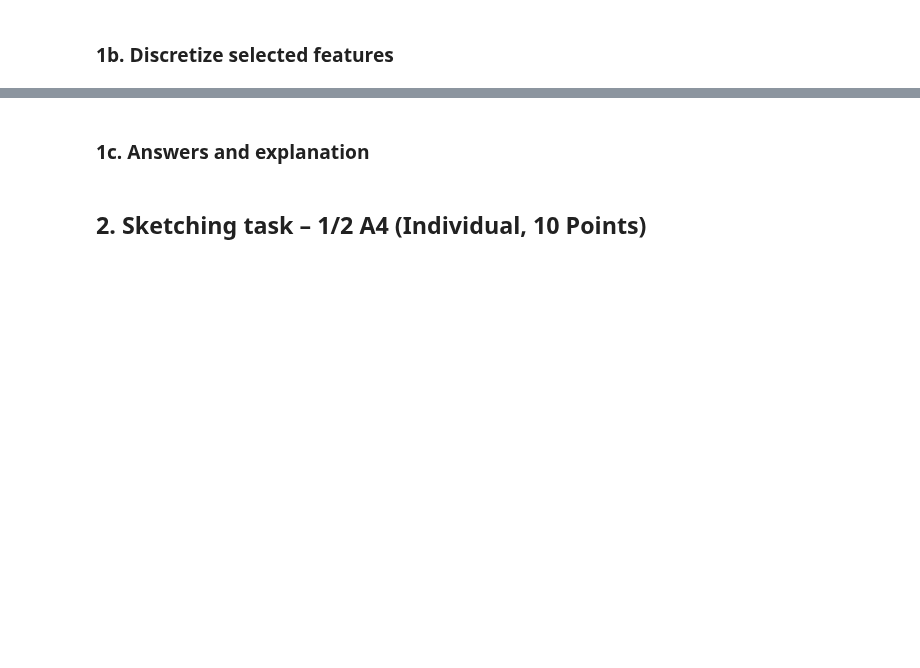
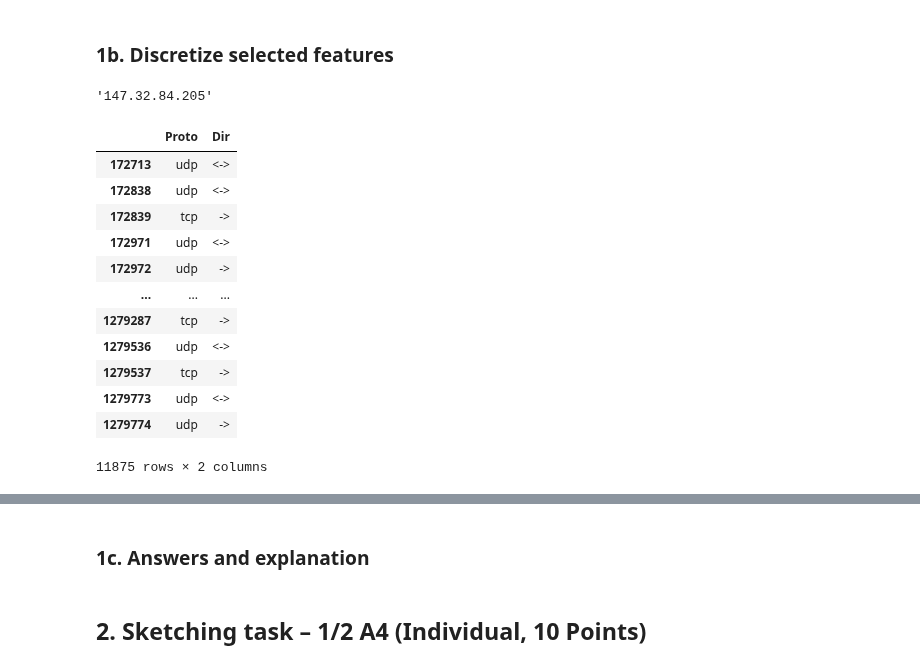
Before and after one commit to kbaran1998/CS4035-cyber-data, a Jupyter notebook: lab3/Lab3.ipynb, the cells around one changed output, grey strips where cells are left out. Cells and saved outputs as stored; diff of their text form; code cells hidden in the pictures; blank space fills up the shorter version.

```diff
--- a/lab3/Lab3.ipynb
+++ b/lab3/Lab3.ipynb
@@ -237,0 +275,26 @@ ax[1].legend()
+# %%
+most_evil_host = malicious_flows["SrcAddr"].value_counts().index[0]
+most_evil_host
+# %% [output]
+'147.32.84.205'
+# %%
+feat1_enc = LabelEncoder().fit(df[feature1])
+feat2_enc = LabelEncoder().fit(df[feature2])
+feat_map = {feature1:feat1_enc, feature2:feat2_enc}
+
+host_df = df[df["SrcAddr"] == most_evil_host][[feature1, feature2]]
+host_df
+# %% [output]
+|  | Proto | Dir |
+| 172713 | udp | <-> |
+| 172838 | udp | <-> |
+| 172839 | tcp | -> |
+| 172971 | udp | <-> |
+| 172972 | udp | -> |
+| ... | ... | ... |
+| 1279287 | tcp | -> |
+| 1279536 | udp | <-> |
+| 1279537 | tcp | -> |
+| 1279773 | udp | <-> |
+| 1279774 | udp | -> |
+11875 rows × 2 columns
```
Also changed, not shown: parts of 14 cells of this notebook, 8 other files.
